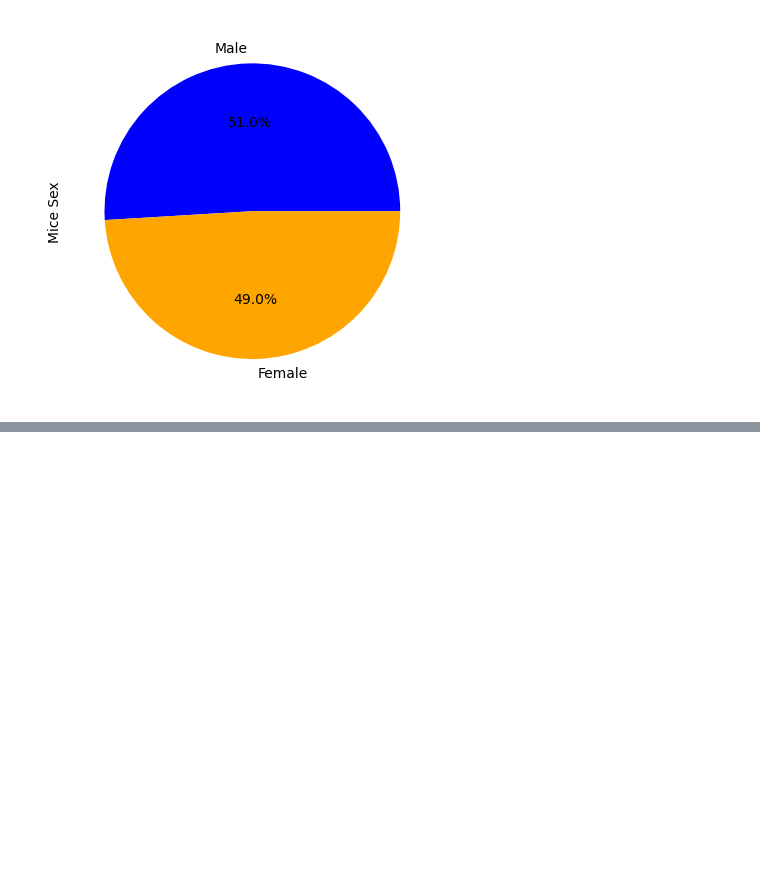
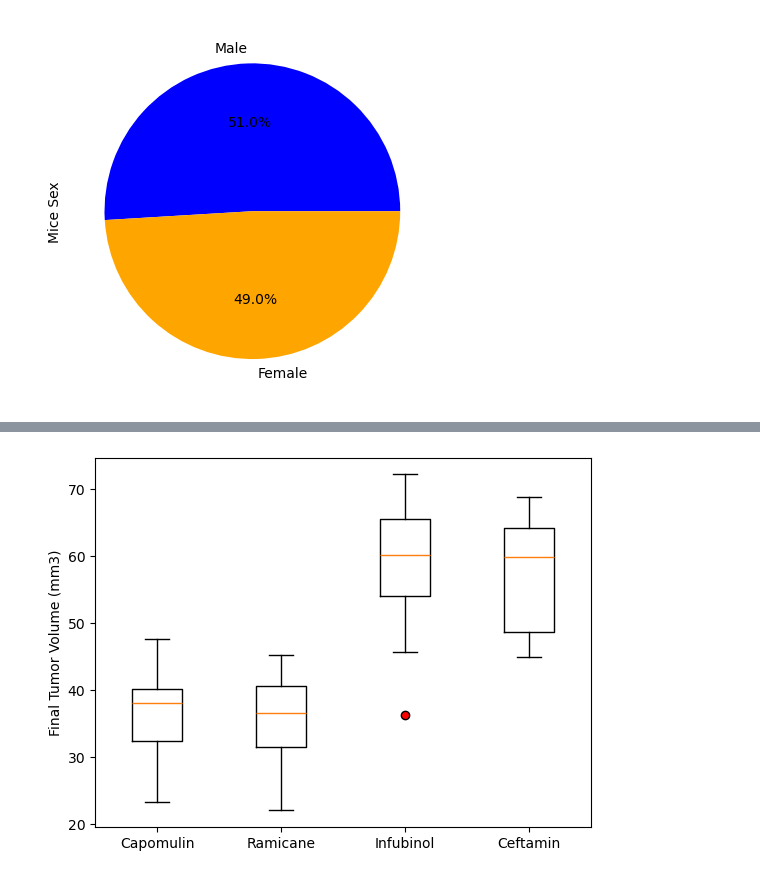
Before and after one commit to danielmolina81/visualization-challenge, a Jupyter notebook: pymaceuticals.ipynb, the cells around one changed output, grey strips where cells are left out. Saved outputs shown, nothing was run; the diff lists cells and outputs as text; code cells hidden in the pictures; blank space fills up the shorter version.

```diff
--- a/pymaceuticals.ipynb
+++ b/pymaceuticals.ipynb
@@ -166,0 +178,9 @@ plt.show()
+# %%
+# Last timepoint for each mouse
+last_timepoint_df = clean_complete_data.groupby("Mouse ID")["Timepoint"].max()
+
+# Reset Index
+last_timepoint_df.reset_index()
+
+# Display last timepoint for each mouse
+last_timepoint_df
@@ -166,0 +201,6 @@ plt.show()
+# %%
+# Create a dataframe for the last timepoint per mouse
+last_merge_df = pd.merge(last_timepoint_df, clean_complete_data, on=["Mouse ID","Timepoint"], how="left")
+
+# Display dataframe
+last_merge_df
@@ -166,0 +259,15 @@ plt.show()
+# %%
+# Generate a boxpot for the tumor volume data of each treatment
+
+# Creating the subplots
+fig, ax= plt.subplots()
+
+# For loop to generate the boxplots
+for i, treatment in enumerate(treatments):
+    position = i + 1
+    ax.boxplot(tumor_vol_data[i], positions=[position],widths= 0.4, flierprops=dict(markerfacecolor="red"))
+    ax.set_ylabel("Final Tumor Volume (mm3)")
+ax.set_xticklabels(treatments)
+plt.show()
+# %% [output]
+[figure, added]
```
Also changed, not shown: parts of 5 cells of this notebook, 1 other file.
